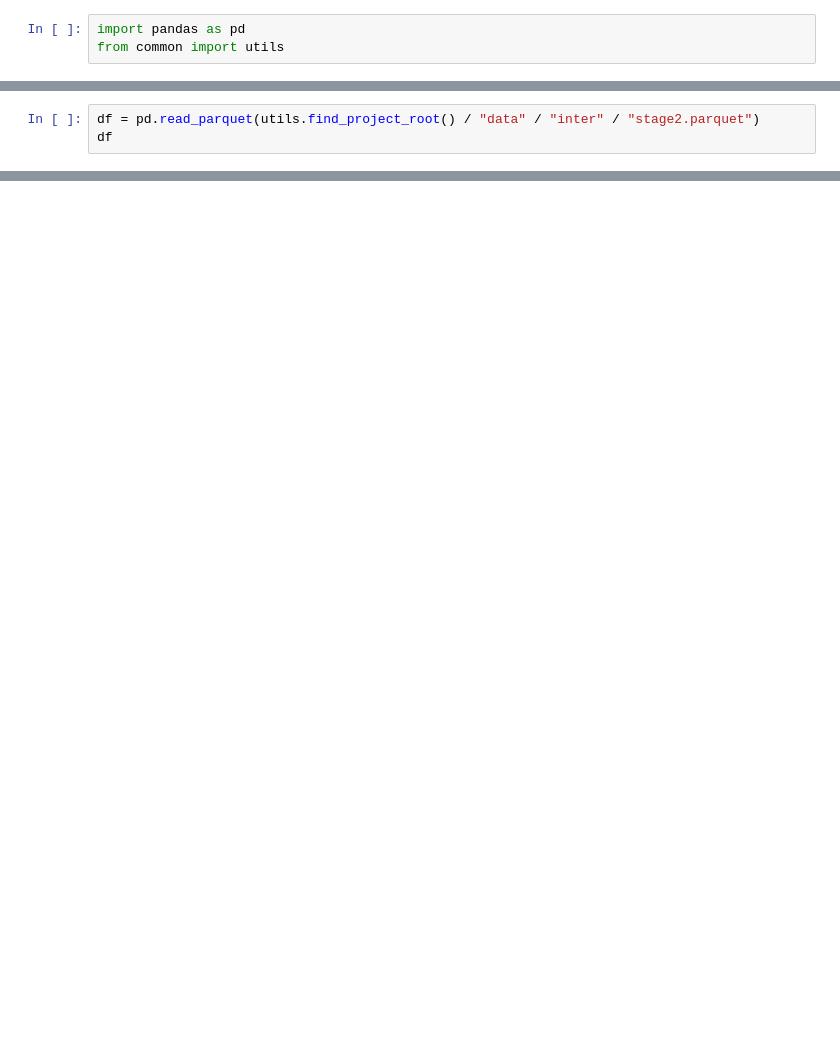
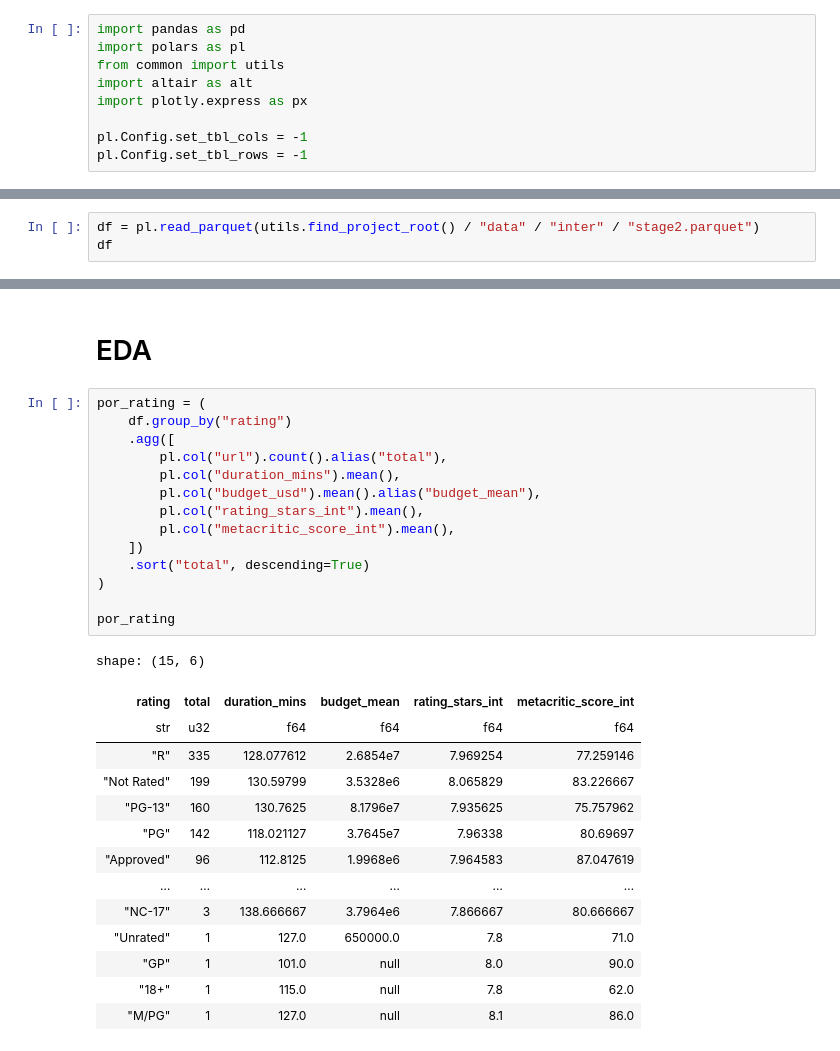
Before and after one commit to jyaru1110/ProyectoFinalCienciaDatos, a Jupyter notebook: notebooks/02_exploración.ipynb, the cells around one changed output, grey strips where cells are left out. Drawn from its saved outputs; the diff is of its cells as text; blank space fills up the shorter version.

```diff
--- a/notebooks/02_exploración.ipynb
+++ b/notebooks/02_exploración.ipynb
@@ -1,3 +1,9 @@
 # %%
 import pandas as pd
+import polars as pl
 from common import utils
+import altair as alt
+import plotly.express as px
+
+pl.Config.set_tbl_cols = -1
+pl.Config.set_tbl_rows = -1
@@ -4,4 +12,4 @@ from common import utils
 # %%
-df = pd.read_parquet(utils.find_project_root() / "data" / "inter" / "stage2.parquet")
+df = pl.read_parquet(utils.find_project_root() / "data" / "inter" / "stage2.parquet")
 df
 # %% [output]
@@ -20,0 +92,31 @@ df
+# %% [markdown]
+# EDA
+# %%
+por_rating = (
+    df.group_by("rating")
+    .agg([
+        pl.col("url").count().alias("total"),
+        pl.col("duration_mins").mean(),
+        pl.col("budget_usd").mean().alias("budget_mean"),
+        pl.col("rating_stars_int").mean(),
+        pl.col("metacritic_score_int").mean(),
+    ])
+    .sort("total", descending=True)
+)
+
+por_rating
+# %% [output]
+shape: (15, 6)
+| rating | total | duration_mins | budget_mean | rating_stars_int | metacritic_score_int |
+| str | u32 | f64 | f64 | f64 | f64 |
+| "R" | 335 | 128.077612 | 2.6854e7 | 7.969254 | 77.259146 |
+| "Not Rated" | 199 | 130.59799 | 3.5328e6 | 8.065829 | 83.226667 |
+| "PG-13" | 160 | 130.7625 | 8.1796e7 | 7.935625 | 75.757962 |
+| "PG" | 142 | 118.021127 | 3.7645e7 | 7.96338 | 80.69697 |
+| "Approved" | 96 | 112.8125 | 1.9968e6 | 7.964583 | 87.047619 |
+| … | … | … | … | … | … |
+| "NC-17" | 3 | 138.666667 | 3.7964e6 | 7.866667 | 80.666667 |
+| "Unrated" | 1 | 127.0 | 650000.0 | 7.8 | 71.0 |
+| "GP" | 1 | 101.0 | null | 8.0 | 90.0 |
+| "18+" | 1 | 115.0 | null | 7.8 | 62.0 |
+| "M/PG" | 1 | 127.0 | null | 8.1 | 86.0 |
```
Also changed, not shown: parts of 8 cells of this notebook, 7 other files.
